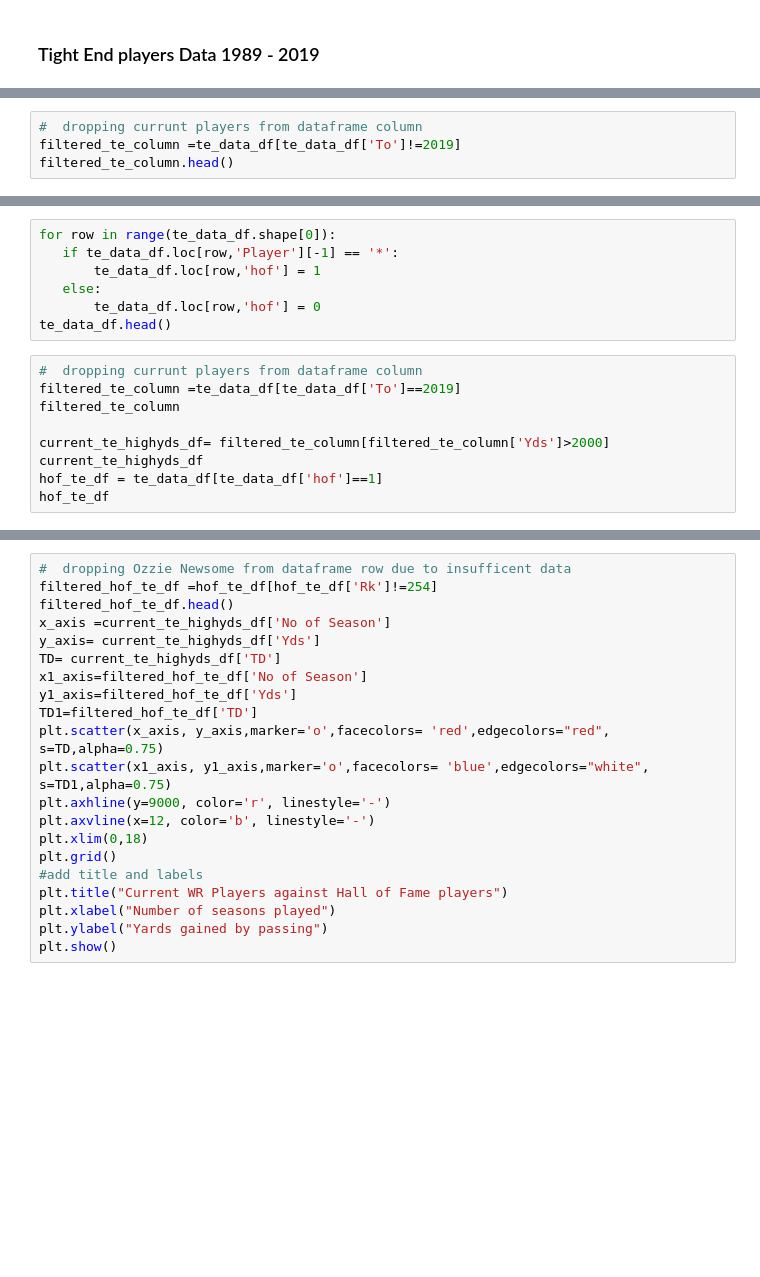
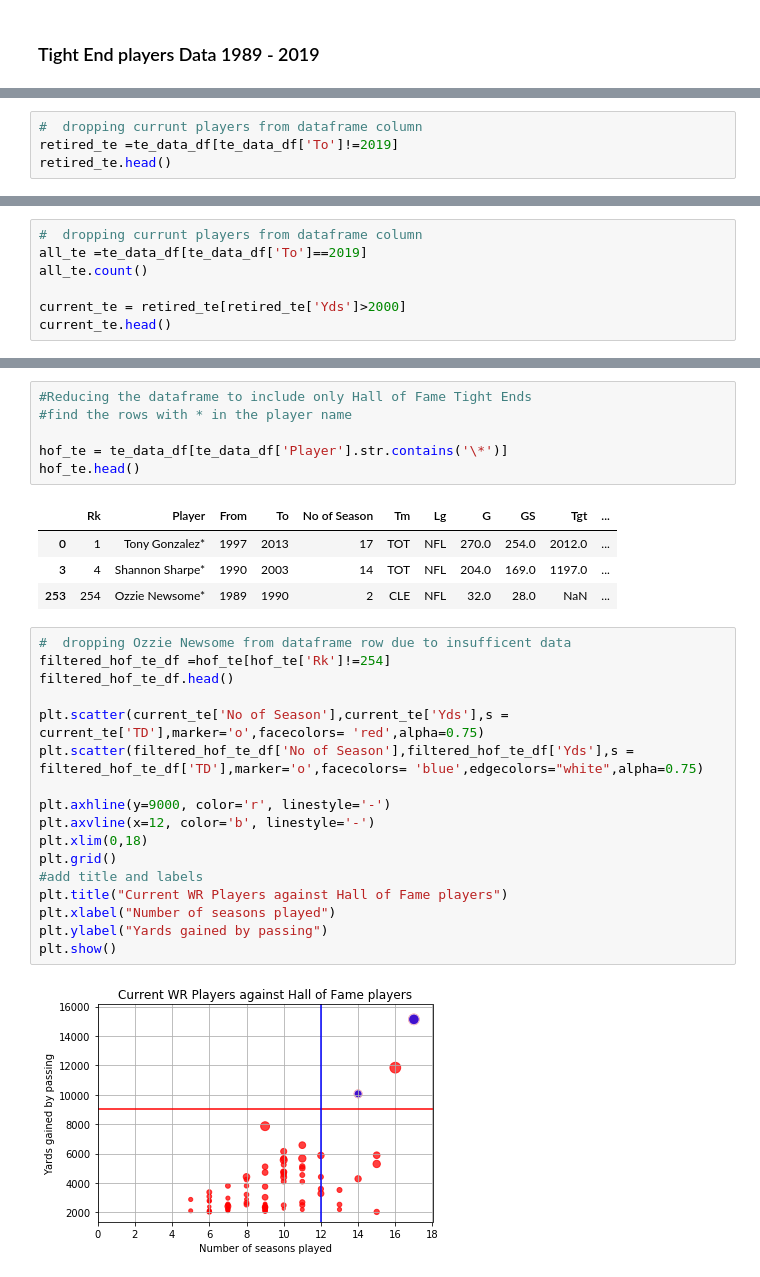
Before and after one commit to ankitapatel9/NFL-project, a Jupyter notebook: nfl-player-data.ipynb, the cells around one changed output, grey strips where cells are left out. Cells and saved outputs as stored; diff of their text form; blank space fills up the shorter version.

```diff
--- a/nfl-player-data.ipynb
+++ b/nfl-player-data.ipynb
@@ -435,4 +439,4 @@ te_data_df.head()
 # %%
 #  dropping currunt players from dataframe column
-filtered_te_column =te_data_df[te_data_df['To']!=2019]
-filtered_te_column.head()
+retired_te =te_data_df[te_data_df['To']!=2019]
+retired_te.head()
@@ -476,16 +521,7 @@ te_arr[te_arr<= te_lower_boundary]
-# %%
-for row in range(te_data_df.shape[0]):
-   if te_data_df.loc[row,'Player'][-1] == '*':
-       te_data_df.loc[row,'hof'] = 1
-   else:
-       te_data_df.loc[row,'hof'] = 0
-te_data_df.head()
 # %%
 #  dropping currunt players from dataframe column
-filtered_te_column =te_data_df[te_data_df['To']==2019]
-filtered_te_column
+all_te =te_data_df[te_data_df['To']==2019]
+all_te.count()
 
-current_te_highyds_df= filtered_te_column[filtered_te_column['Yds']>2000]
-current_te_highyds_df
-hof_te_df = te_data_df[te_data_df['hof']==1]
-hof_te_df
+current_te = retired_te[retired_te['Yds']>2000]
+current_te.head()
@@ -492,23 +535,32 @@ hof_te_df
+# %%
+#Reducing the dataframe to include only Hall of Fame Tight Ends
+#find the rows with * in the player name
+
+hof_te = te_data_df[te_data_df['Player'].str.contains('\*')]
+hof_te.head()
+# %% [output]
+|  | Rk | Player | From | To | No of Season | Tm | Lg | G | GS | Tgt | ... |
+| 0 | 1 | Tony Gonzalez* | 1997 | 2013 | 17 | TOT | NFL | 270.0 | 254.0 | 2012.0 | ... |
+| 3 | 4 | Shannon Sharpe* | 1990 | 2003 | 14 | TOT | NFL | 204.0 | 169.0 | 1197.0 | ... |
+| 253 | 254 | Ozzie Newsome* | 1989 | 1990 | 2 | CLE | NFL | 32.0 | 28.0 | NaN | ... |
 # %%
 #  dropping Ozzie Newsome from dataframe row due to insufficent data
-filtered_hof_te_df =hof_te_df[hof_te_df['Rk']!=254]
+filtered_hof_te_df =hof_te[hof_te['Rk']!=254]
 filtered_hof_te_df.head()
-x_axis =current_te_highyds_df['No of Season']
-y_axis= current_te_highyds_df['Yds']
-TD= current_te_highyds_df['TD']
-x1_axis=filtered_hof_te_df['No of Season']
-y1_axis=filtered_hof_te_df['Yds']
-TD1=filtered_hof_te_df['TD']
-plt.scatter(x_axis, y_axis,marker='o',facecolors= 'red',edgecolors="red", s=TD,alpha=0.75)
-plt.scatter(x1_axis, y1_axis,marker='o',facecolors= 'blue',edgecolors="white", s=TD1,alpha=0.75)
+
+plt.scatter(current_te['No of Season'],current_te['Yds'],s = current_te['TD'],marker='o',facecolors= 'red',alpha=0.75)
+plt.scatter(filtered_hof_te_df['No of Season'],filtered_hof_te_df['Yds'],s = filtered_hof_te_df['TD'],marker='o',facecolors= 'blue',edgecolors="white",alpha=0.75)
+
 plt.axhline(y=9000, color='r', linestyle='-')
 plt.axvline(x=12, color='b', linestyle='-')
 plt.xlim(0,18)
 plt.grid()
 #add title and labels
 plt.title("Current WR Players against Hall of Fame players")
 plt.xlabel("Number of seasons played")
 plt.ylabel("Yards gained by passing")
 plt.show()
+# %% [output]
+[figure, added]
 # %%
 # Create box plot
```
Also changed, not shown: parts of 15 cells of this notebook.
